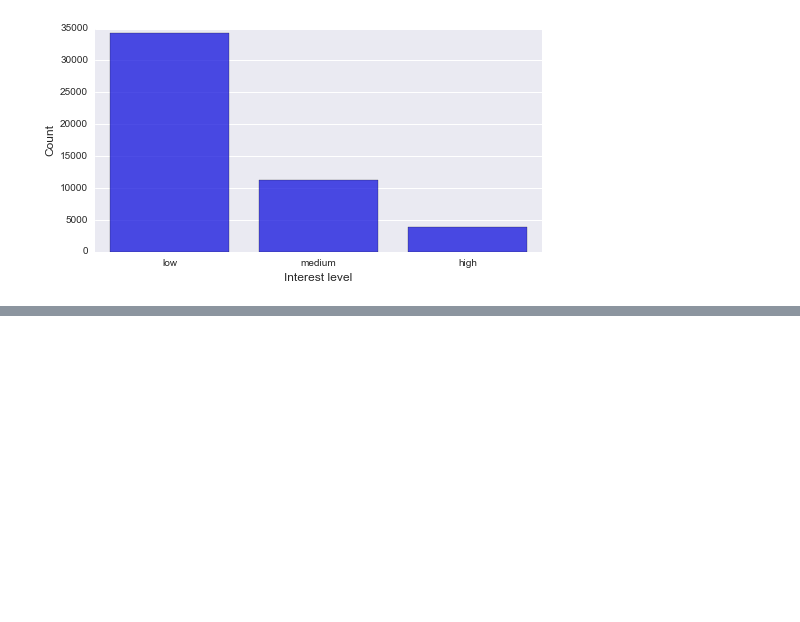
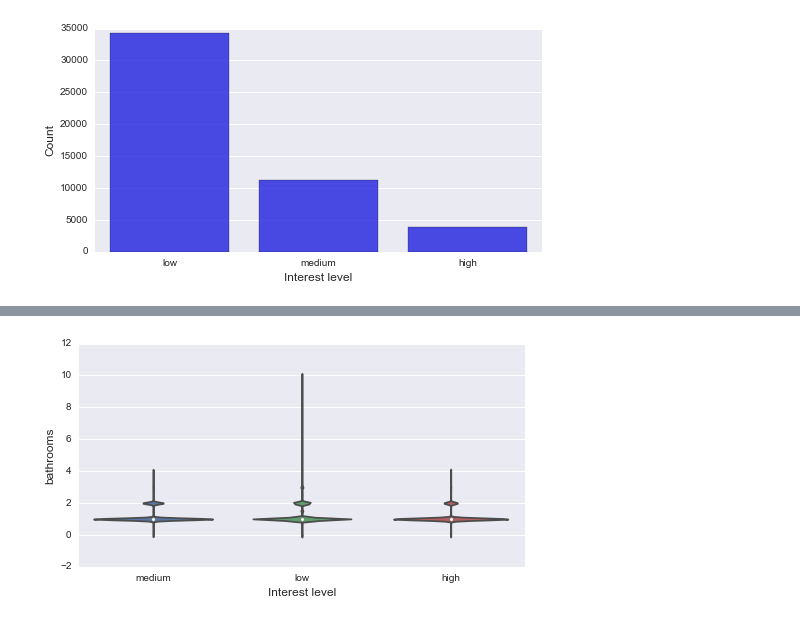
Before and after one commit to Qinhui-Xu/Kaggle-RentalListing, a Jupyter notebook: Data Exploration.ipynb, the cells around one changed output, grey strips where cells are left out. Cells and saved outputs as stored; diff of their text form; code cells hidden in the pictures; blank space fills up the shorter version.

Commit message:
update data exploartion

```diff
--- a/Data Exploration.ipynb
+++ b/Data Exploration.ipynb
@@ -43,0 +101,8 @@ plt.show()
+# %%
+plt.figure(figsize=(8,4))
+sns.violinplot(x='interest_level', y='bathrooms', data=df_train)
+plt.xlabel('Interest level', fontsize=12)
+plt.ylabel('bathrooms', fontsize=12)
+plt.show()
+# %% [output]
+[figure, added]
```
Also changed, not shown: parts of 24 cells of this notebook.
